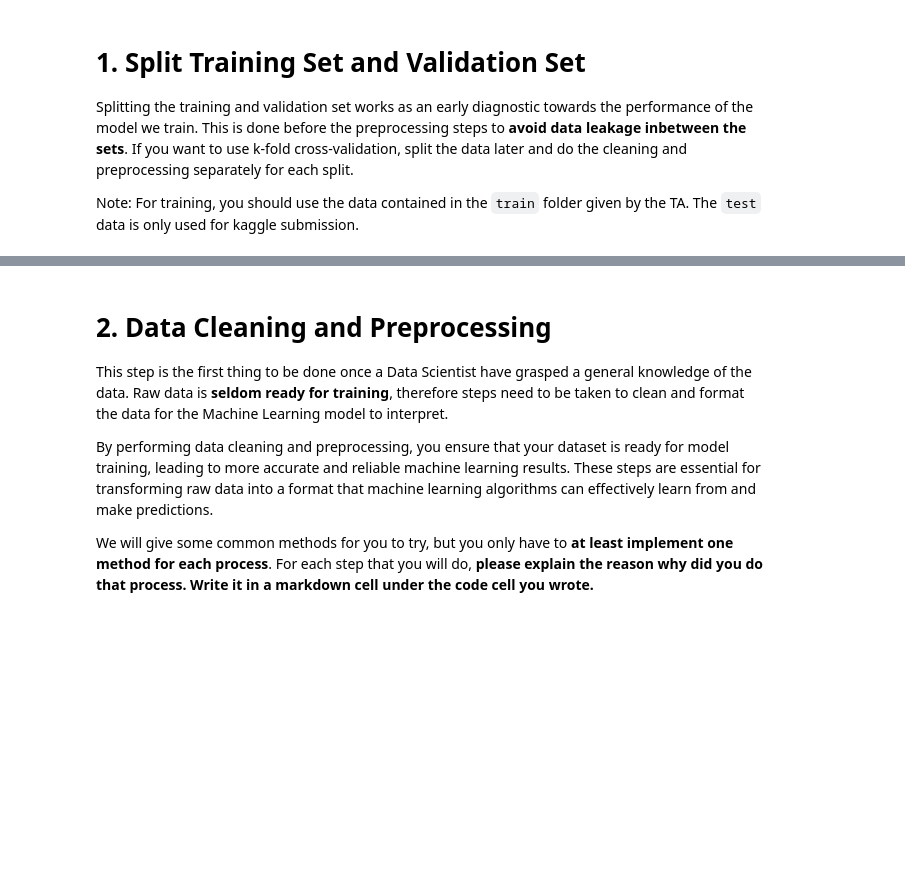
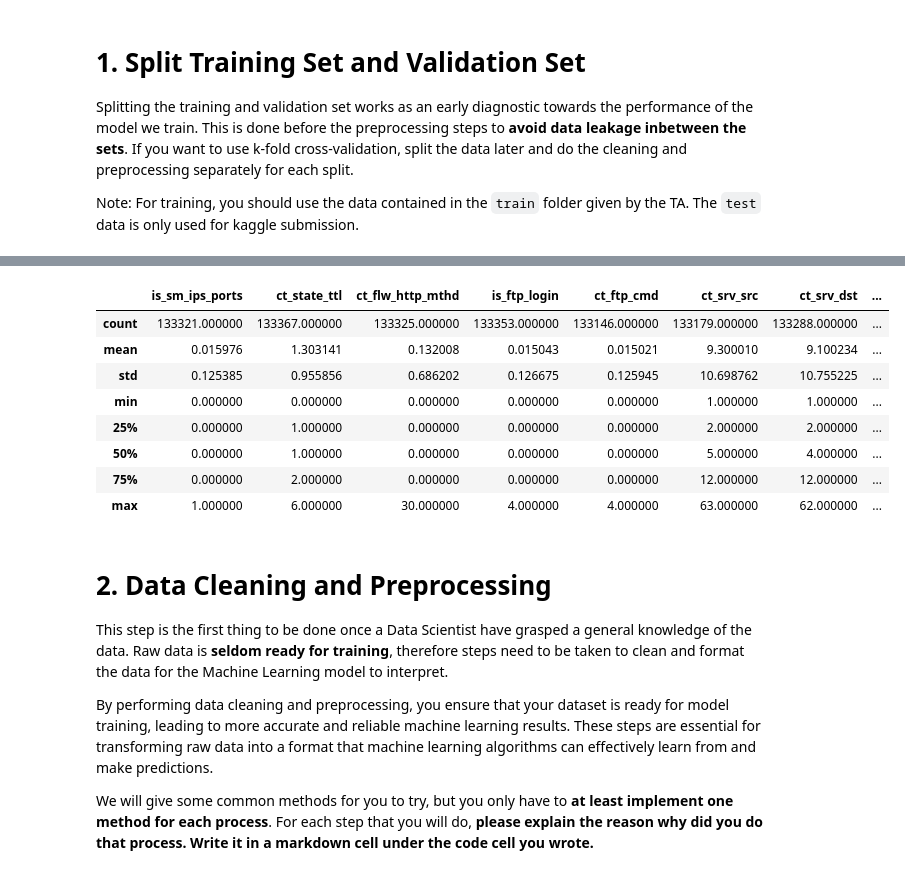
Before and after one commit to ChristopherBrian/Tubes2_AI_K02, a Jupyter notebook: src/IF3170_Artificial_Intelligence___Tugas_Besar_2_Notebook_Template.ipynb, the cells around one changed output, grey strips where cells are left out. Cells and saved outputs as stored; diff of their text form; code cells hidden in the pictures; blank space fills up the shorter version.

```diff
--- a/src/IF3170_Artificial_Intelligence___Tugas_Besar_2_Notebook_Template.ipynb
+++ b/src/IF3170_Artificial_Intelligence___Tugas_Besar_2_Notebook_Template.ipynb
@@ -52,3 +96,9 @@ Note: For training, you should use the data contained in the `train` folder give
 # Split training set and validation set here, store into variables train_set and val_set.
 # Remember to also keep the original training set before splitting. This will come important later.
 # train_set, val_set = ...
+
+# Splitting dilakukan dengan menggunakan train-test split
+# Random state 69 karena aestetik kata Chris
+train_set, val_set = train_test_split(df_combined, test_size=0.2, random_state=69)
+
+train_set.info()
@@ -55,3 +123,15 @@ Note: For training, you should use the data contained in the `train` folder give
+# %%
+train_set.describe()
+# %% [output]
+|  | is_sm_ips_ports | ct_state_ttl | ct_flw_http_mthd | is_ftp_login | ct_ftp_cmd | ct_srv_src | ct_srv_dst | ... |
+| count | 133321.000000 | 133367.000000 | 133325.000000 | 133353.000000 | 133146.000000 | 133179.000000 | 133288.000000 | ... |
+| mean | 0.015976 | 1.303141 | 0.132008 | 0.015043 | 0.015021 | 9.300010 | 9.100234 | ... |
+| std | 0.125385 | 0.955856 | 0.686202 | 0.126675 | 0.125945 | 10.698762 | 10.755225 | ... |
+| min | 0.000000 | 0.000000 | 0.000000 | 0.000000 | 0.000000 | 1.000000 | 1.000000 | ... |
+| 25% | 0.000000 | 1.000000 | 0.000000 | 0.000000 | 0.000000 | 2.000000 | 2.000000 | ... |
+| 50% | 0.000000 | 1.000000 | 0.000000 | 0.000000 | 0.000000 | 5.000000 | 4.000000 | ... |
+| 75% | 0.000000 | 2.000000 | 0.000000 | 0.000000 | 0.000000 | 12.000000 | 12.000000 | ... |
+| max | 1.000000 | 6.000000 | 30.000000 | 4.000000 | 4.000000 | 63.000000 | 62.000000 | ... |
 # %% [markdown]
 # 2. Data Cleaning and Preprocessing
 
```
Also changed, not shown: parts of 7 cells of this notebook.
